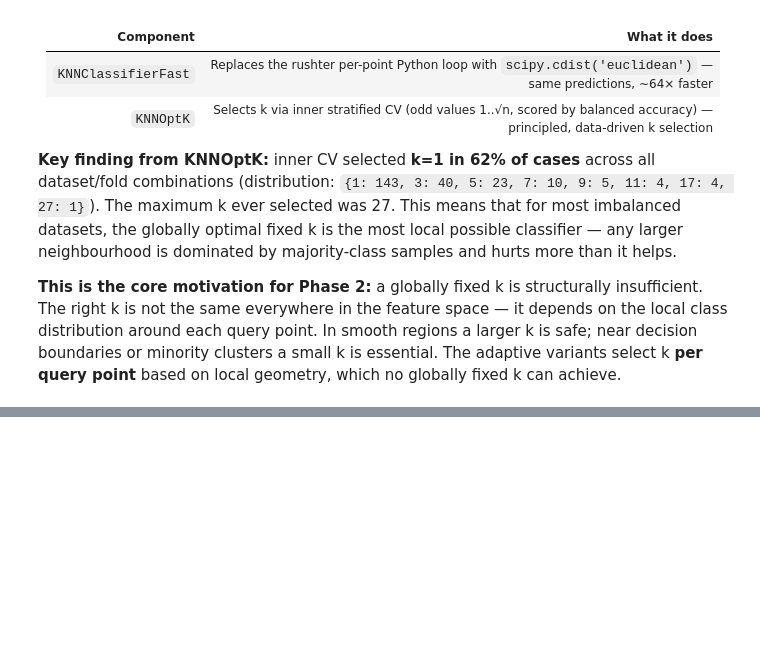
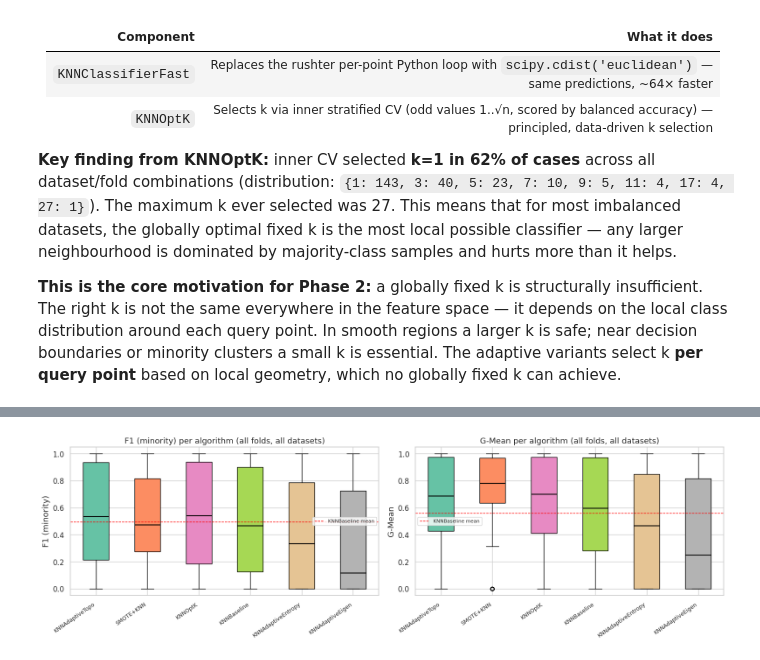
Before and after one commit to zepaulo333/knn_classimbalance, a Jupyter notebook: notebooks/analysis.ipynb, the cells around one changed output, grey strips where cells are left out. Cells and saved outputs as stored; diff of their text form; code cells hidden in the pictures; blank space fills up the shorter version.

```diff
--- a/notebooks/analysis.ipynb
+++ b/notebooks/analysis.ipynb
@@ -710,0 +968,27 @@ Section 5 will be completed in Phase 2.
+# %%
+# ── 5.2  Boxplots: per-fold F1 and G-mean distribution per algorithm ─────────
+
+ALG_ORDER = summary_table.index.tolist()  # sorted by mean F1
+
+fig, axes = plt.subplots(1, 2, figsize=(16, 5))
+
+for ax, metric, label in zip(axes, ["f1", "geometric_mean"], ["F1 (minority)", "G-Mean"]):
+    data_plot = [bench_df[bench_df["algorithm"] == alg][metric].dropna().values for alg in ALG_ORDER]
+    bp = ax.boxplot(data_plot, patch_artist=True, notch=False,
+                    medianprops=dict(color="black", linewidth=1.5))
+    colors = plt.cm.Set2(np.linspace(0, 1, len(ALG_ORDER)))
+    for patch, color in zip(bp["boxes"], colors):
+        patch.set_facecolor(color)
+    ax.set_xticks(range(1, len(ALG_ORDER) + 1))
+    ax.set_xticklabels(ALG_ORDER, rotation=35, ha="right", fontsize=9)
+    ax.set_ylabel(label)
+    ax.set_title(f"{label} per algorithm (all folds, all datasets)")
+    ax.axhline(summary_table.loc["KNNBaseline", metric], color="red",
+               linestyle="--", linewidth=1, label="KNNBaseline mean")
+    ax.legend(fontsize=8)
+
+plt.tight_layout()
+fig.savefig(FIG_DIR / "benchmark_boxplots.png", dpi=150, bbox_inches="tight")
+plt.show()
+# %% [output]
+[figure, added]
```
Also changed, not shown: parts of 16 cells of this notebook, 25 other files.
